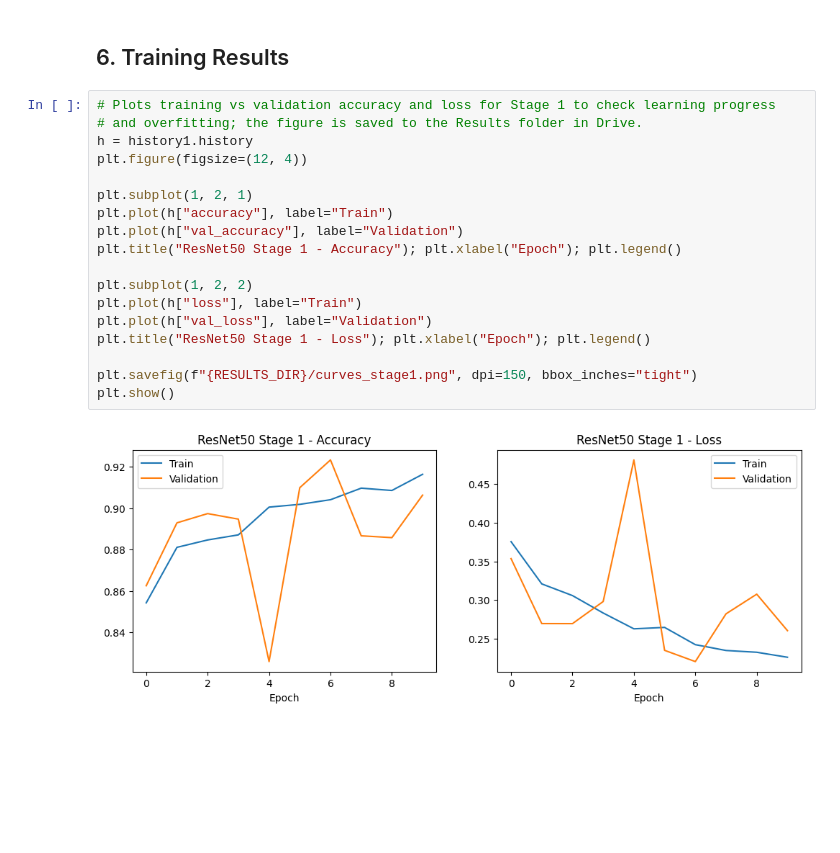
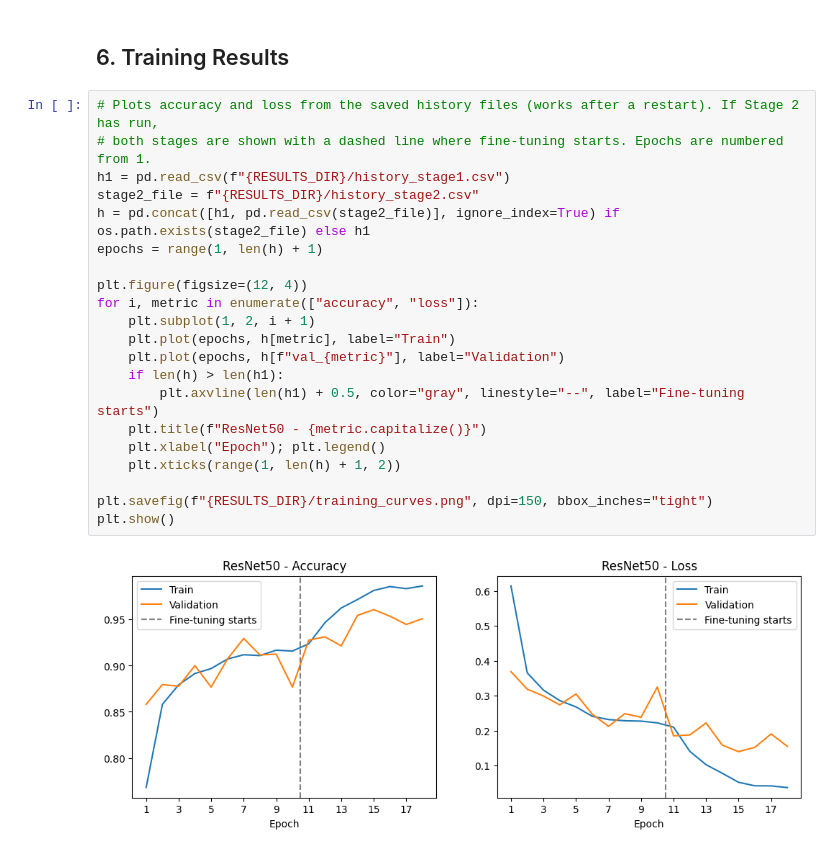
Before and after one commit to SavindiPanditha/SE4050-Brain-Tumor-Classification, a Jupyter notebook: 03_ResNet50.ipynb, the cells around one changed output. Cells and saved outputs as stored; diff of their text form; blank space fills up the shorter version.

Commit message:
ResNet50: Stage 1 and Stage 2 training complete, fine-tuned model selected on validation loss

```diff
--- a/03_ResNet50.ipynb
+++ b/03_ResNet50.ipynb
@@ -242,22 +288,25 @@ NameError: name 'tf' is not defined
 # %% [markdown]
 ## 6. Training Results
-# %%
-# Plots training vs validation accuracy and loss for Stage 1 to check learning progress
-# and overfitting; the figure is saved to the Results folder in Drive.
-h = history1.history
-plt.figure(figsize=(12, 4))
-
-plt.subplot(1, 2, 1)
-plt.plot(h["accuracy"], label="Train")
-plt.plot(h["val_accuracy"], label="Validation")
-plt.title("ResNet50 Stage 1 - Accuracy"); plt.xlabel("Epoch"); plt.legend()
-
-plt.subplot(1, 2, 2)
-plt.plot(h["loss"], label="Train")
-plt.plot(h["val_loss"], label="Validation")
-plt.title("ResNet50 Stage 1 - Loss"); plt.xlabel("Epoch"); plt.legend()
-
-plt.savefig(f"{RESULTS_DIR}/curves_stage1.png", dpi=150, bbox_inches="tight")
-plt.show()
-# %% [output]
-[figure, removed]
+# %%
+# Plots accuracy and loss from the saved history files (works after a restart). If Stage 2 has run,
+# both stages are shown with a dashed line where fine-tuning starts. Epochs are numbered from 1.
+h1 = pd.read_csv(f"{RESULTS_DIR}/history_stage1.csv")
+stage2_file = f"{RESULTS_DIR}/history_stage2.csv"
+h = pd.concat([h1, pd.read_csv(stage2_file)], ignore_index=True) if os.path.exists(stage2_file) else h1
+epochs = range(1, len(h) + 1)
+
+plt.figure(figsize=(12, 4))
+for i, metric in enumerate(["accuracy", "loss"]):
+    plt.subplot(1, 2, i + 1)
+    plt.plot(epochs, h[metric], label="Train")
+    plt.plot(epochs, h[f"val_{metric}"], label="Validation")
+    if len(h) > len(h1):
+        plt.axvline(len(h1) + 0.5, color="gray", linestyle="--", label="Fine-tuning starts")
+    plt.title(f"ResNet50 - {metric.capitalize()}")
+    plt.xlabel("Epoch"); plt.legend()
+    plt.xticks(range(1, len(h) + 1, 2))
+
+plt.savefig(f"{RESULTS_DIR}/training_curves.png", dpi=150, bbox_inches="tight")
+plt.show()
+# %% [output]
+[figure, added]
```
Also changed, not shown: parts of 9 cells of this notebook.
